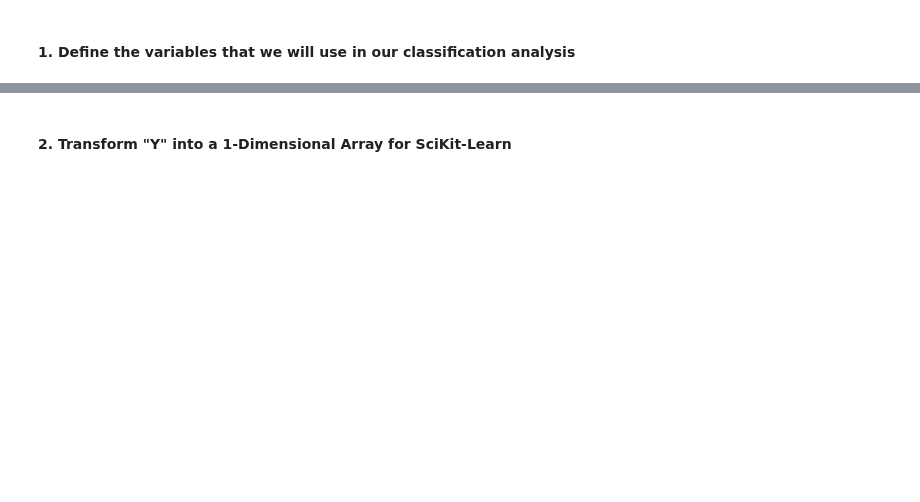
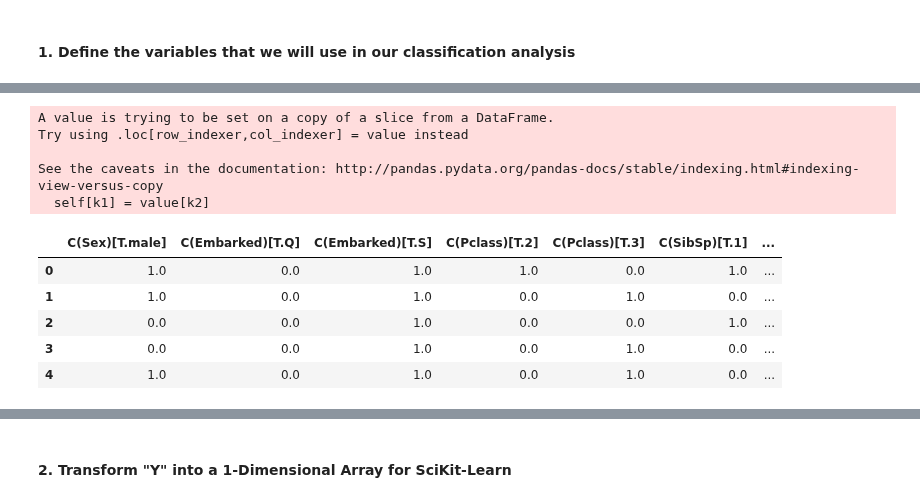
Before and after one commit to AndrewJeong89/GA-DSI, a Jupyter notebook: projects/projects-weekly/project-05/code/starter-code/starter-code-aj.ipynb, the cells around one changed output, grey strips where cells are left out. Drawn from its saved outputs; the diff is of its cells as text; code cells hidden in the pictures; blank space fills up the shorter version.

```diff
--- a/projects/projects-weekly/project-05/code/starter-code/starter-code-aj.ipynb
+++ b/projects/projects-weekly/project-05/code/starter-code/starter-code-aj.ipynb
@@ -313,0 +305,2 @@ ValueError: Input contains NaN, infinity or a value too large for dtype('float64
+# %%
+af_train = pd.DataFrame(X_norm, columns = ['Age','Fare'])
@@ -313,0 +309,15 @@ ValueError: Input contains NaN, infinity or a value too large for dtype('float64
+# %%
+af_train.reset_index(inplace=True, drop=True)
+af_test.reset_index(inplace=True, drop=True)
+# %%
+X_train.reset_index(inplace=True, drop=True)
+X_test.reset_index(inplace=True, drop=True)
+# %%
+X_train[['Age','Fare']] = af_train
+X_test[['Age','Fare']] = af_test
+# %% [output]
+A value is trying to be set on a copy of a slice from a DataFrame.
+Try using .loc[row_indexer,col_indexer] = value instead
+
+See the caveats in the documentation: http://pandas.pydata.org/pandas-docs/stable/indexing.html#indexing-view-versus-copy
+  self[k1] = value[k2]
@@ -313,0 +327,9 @@ ValueError: Input contains NaN, infinity or a value too large for dtype('float64
+# %%
+X_train.head()
+# %% [output]
+|  | C(Sex)[T.male] | C(Embarked)[T.Q] | C(Embarked)[T.S] | C(Pclass)[T.2] | C(Pclass)[T.3] | C(SibSp)[T.1] | ... |
+| 0 | 1.0 | 0.0 | 1.0 | 1.0 | 0.0 | 1.0 | ... |
+| 1 | 1.0 | 0.0 | 1.0 | 0.0 | 1.0 | 0.0 | ... |
+| 2 | 0.0 | 0.0 | 1.0 | 0.0 | 0.0 | 1.0 | ... |
+| 3 | 0.0 | 0.0 | 1.0 | 0.0 | 1.0 | 0.0 | ... |
+| 4 | 1.0 | 0.0 | 1.0 | 0.0 | 1.0 | 0.0 | ... |
```
Also changed, not shown: parts of 20 cells of this notebook, 12 other files.
